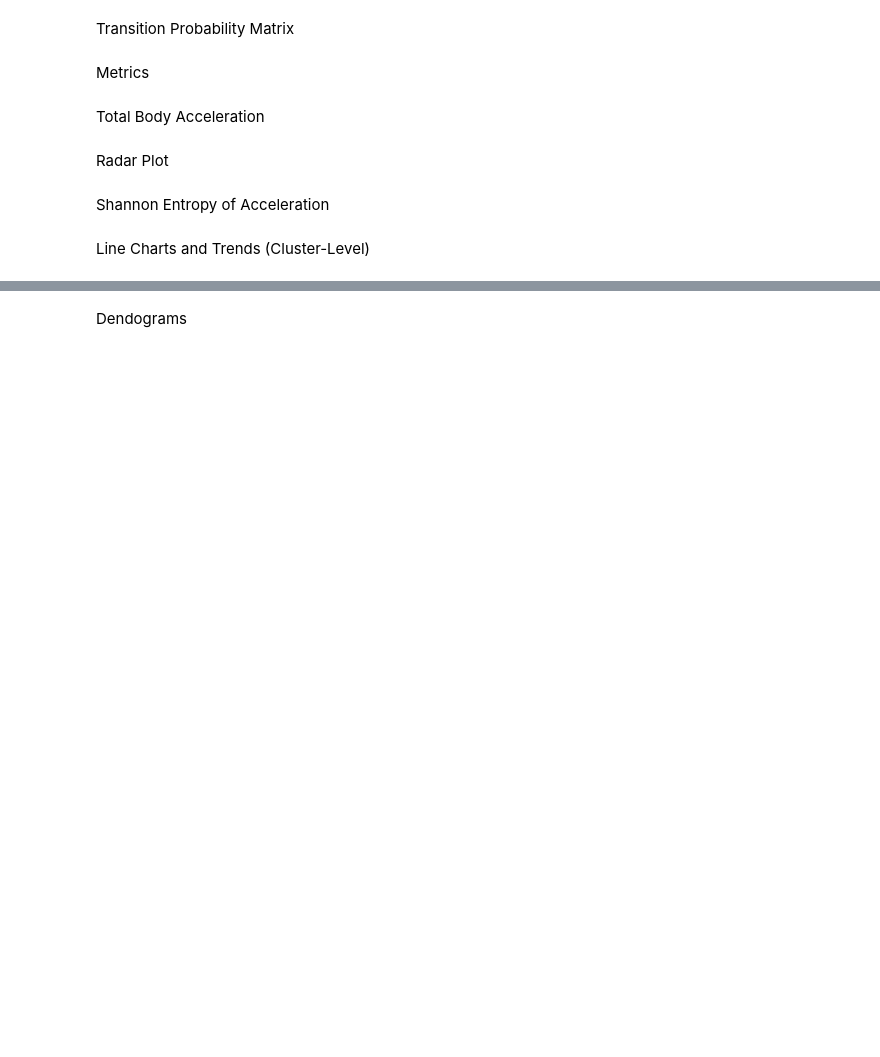
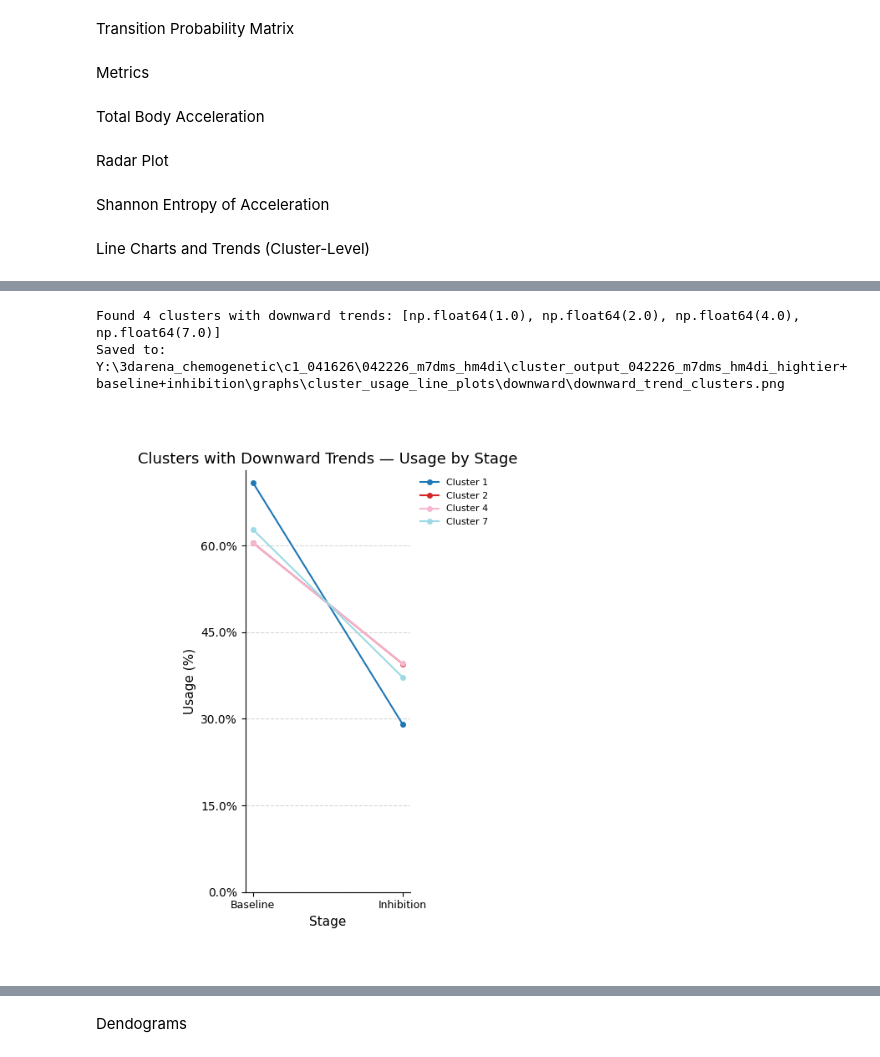
Before and after one commit to Ganglia-Guardian/AccelCluster-Visualizations, a Jupyter notebook: visualizations_pipeline.ipynb, the cells around one changed output, grey strips where cells are left out. Saved outputs shown, nothing was run; the diff lists cells and outputs as text; code cells hidden in the pictures; blank space fills up the shorter version.

Commit message:
Change cluster usage line plots definition

```diff
--- a/visualizations_pipeline.ipynb
+++ b/visualizations_pipeline.ipynb
@@ -76,21 +76,21 @@ from typing import Optional
 Make changes for the input and output paths and directories here.
 # %%
 # Input files used for analysis
-Cluster_detail_results = pd.read_csv( os.path.join(r'Y:\3darena_behavior\wildtype_062425\011625_5\011625_5_open_arena_052125\2h_combined_results\Results\test1\Cluster_detail_results.csv') )
-mat_filename = r"Y:\3darena_behavior\wildtype_062425\011625_5\011625_5_open_arena_052125\2h_combined_results\Results\test1\session_1_out.mat"
-filename_groups = r'Y:\3darena_behavior\wildtype_062425\011625_5\011625_5_open_arena_052125\2h_combined_results\Results\test1\cluster_groups_matlab.csv'
-linkage_matrix_path = r"Y:\3darena_behavior\wildtype_062425\011625_5\011625_5_open_arena_052125\2h_combined_results\Results\test1\linkage_matlab.csv"
+Cluster_detail_results = pd.read_csv( os.path.join(r'Y:\3darena_chemogenetic\c1_041626\042226_m7dms_hm4di\cluster_output_042226_m7dms_hm4di_hightier+baseline+inhibition\Results\test1\Cluster_detail_results.csv') )
+mat_filename = r"Y:\3darena_chemogenetic\c1_041626\042226_m7dms_hm4di\cluster_output_042226_m7dms_hm4di_hightier+baseline+inhibition\Results\test1\session_1_out.mat"
+filename_groups = r'Y:\3darena_chemogenetic\c1_041626\042226_m7dms_hm4di\cluster_output_042226_m7dms_hm4di_hightier+baseline+inhibition\Results\test1\cluster_groups_matlab.csv'
+linkage_matrix_path = r"Y:\3darena_chemogenetic\c1_041626\042226_m7dms_hm4di\cluster_output_042226_m7dms_hm4di_hightier+baseline+inhibition\Results\test1\linkage_matlab.csv"
 
 # Output directory for all data
-output_path = r"Y:\3darena_behavior\wildtype_062425\011625_5\011625_5_open_arena_052125\2h_combined_results\Results\test1"
+output_path = r"Y:\3darena_chemogenetic\c1_041626\042226_m7dms_hm4di\cluster_output_042226_m7dms_hm4di_hightier+baseline+inhibition\Results\test1"
 os.makedirs(output_path, exist_ok=True)
 
 # Output directory for all Graphs
-output_dir = r'Y:\3darena_behavior\wildtype_062425\011625_5\011625_5_open_arena_052125\2h_combined_results\graphs'
+output_dir = r'Y:\3darena_chemogenetic\c1_041626\042226_m7dms_hm4di\cluster_output_042226_m7dms_hm4di_hightier+baseline+inhibition\graphs'
 os.makedirs(output_dir, exist_ok=True)
 
 # Use any label for mouse
-mouse_name = "openf"
+mouse_name = "dms"
 # %% [markdown]
 Stitched Labeled Experiment - Create combined_matrix.csv before creating visuals
 # %%
@@ -4380,10 +4413,6 @@ clusters = sorted(df['Cluster'].unique())
 weeks_order = sorted(df['Week_Number'].unique())
 
 week_labels = [f'Week {int(w)}' for w in weeks_order]
-week_totals = df['Week_Number'].value_counts().reindex(
-    weeks_order,
-    fill_value=1
-)
 
 special_label_map = {
     'Week 25': 'L-Dopa',
@@ -4407,7 +4436,11 @@ for cluster in clusters:
         .reindex(weeks_order, fill_value=0)
     )
 
-    pct = (counts / week_totals * 100).values
+    cluster_total = counts.sum()  # total occurrences of THIS cluster across all weeks
+    if cluster_total > 0:
+        pct = (counts / cluster_total * 100).values
+    else:
+        pct = (counts * 0).values
 
     slope, _, _, _, _ = scipy.stats.linregress(
         range(len(weeks_order)),
@@ -4441,5 +4479,4 @@ plt.show()
 # %%
-
 def plot_downward_trend_clusters(
     combined_matrix,
     save=False,
@@ -4453,10 +4490,6 @@ def plot_downward_trend_clusters(
     weeks_order = sorted(df['Week_Number'].unique())
 
     week_labels = [f'Week {int(w)}' for w in weeks_order]
-    week_totals = df['Week_Number'].value_counts().reindex(
-        weeks_order,
-        fill_value=1
-    )
 
     special_label_map = {
         'Week 25': 'L-Dopa',
@@ -4481,7 +4514,11 @@ def plot_downward_trend_clusters(
             .reindex(weeks_order, fill_value=0)
         )
 
-        pct = (counts / week_totals * 100).values
+        cluster_total = counts.sum()  # total occurrences of THIS cluster across all weeks
+        if cluster_total > 0:
+            pct = (counts / cluster_total * 100).values
+        else:
+            pct = (counts * 0).values
 
         slope, _, _, _, _ = scipy.stats.linregress(
             range(len(weeks_order)),
@@ -4642,7 +4679,11 @@ def plot_downward_trend_clusters(
     plt.show()
     plt.close(fig)
 # %%
-plot_downward_trend_clusters(combined_matrix, save=True, output_dir=output_dir, percentage_limit=-1)
+plot_downward_trend_clusters(combined_matrix, save=True, output_dir=output_dir, percentage_limit=-20)
+# %% [output]
+Found 4 clusters with downward trends: [np.float64(1.0), np.float64(2.0), np.float64(4.0), np.float64(7.0)]
+Saved to: Y:\3darena_chemogenetic\c1_041626\042226_m7dms_hm4di\cluster_output_042226_m7dms_hm4di_hightier+baseline+inhibition\graphs\cluster_usage_line_plots\downward\downward_trend_clusters.png
+[figure, added]
 # %%
 import scipy
 
```
Also changed, not shown: parts of 11 cells of this notebook.
